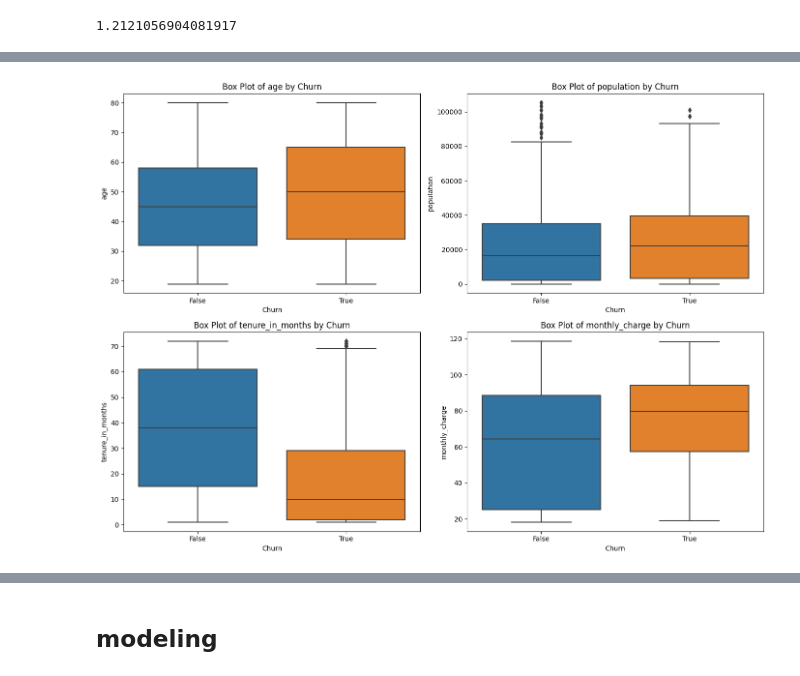
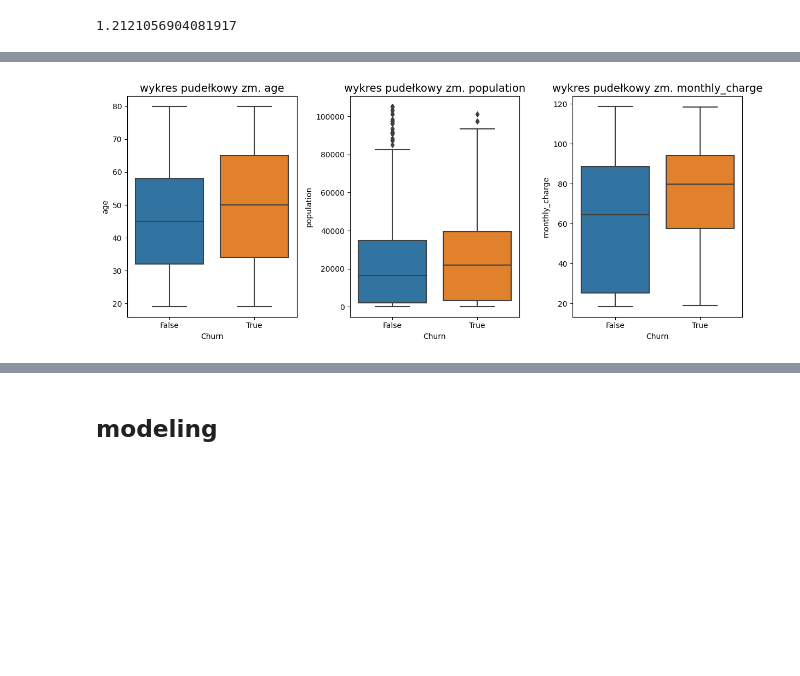
Before and after one commit to GrzegKrajewski/Masters_churn, a Jupyter notebook: code_masters_gk copy.ipynb, the cells around one changed output, grey strips where cells are left out. Drawn from its saved outputs; the diff is of its cells as text; code cells hidden in the pictures; blank space fills up the shorter version.

```diff
--- a/code_masters_gk copy.ipynb
+++ b/code_masters_gk copy.ipynb
@@ -371,0 +415,6 @@ from scipy import stats
+# %%
+bins = [0, 1, 3, 7, float('inf')]
+labels = ['0', '1-2', '3-6', '7+']
+
+# Creating a new column 'referral_bucket' based on the bins and labels
+df['number_of_referrals'] = pd.cut(df['number_of_referrals'], bins=bins, labels=labels, right=False, include_lowest=True)
@@ -388,7 +544,14 @@ df.avg_monthly_gb_download.skew()
+# %%
+df['total_long_distance_charges'] = stats.boxcox(df['total_long_distance_charges'] + 0.1, lmbda=bc_param_ld_charge)  # +1 to avoid zero values
+df['total_charges'] = stats.boxcox(df['total_charges'] + 0.1,lmbda=bc_param_charges)
+df['total_revenue'] = stats.boxcox(df['total_revenue'] + 0.1,lmbda=bc_param_reve)
 # %%
 encoder = OneHotEncoder(drop='if_binary', sparse_output=False)
 
 # Fit and transform only the categorical columns listed in cat_cols
+cat_cols.append('number_of_referrals')
+cat_cols.append('number_of_dependents')
+
 encoded_df = pd.DataFrame(encoder.fit_transform(df[cat_cols]))
 
 # Get the original column names and assign them to the encoded dataframe
@@ -435,23 +570,23 @@ plt.show()
 # %%
-columns_to_plot = ['age', 'population', 'tenure_in_months', 'monthly_charge']
+columns_to_plot = ['age', 'population', 'monthly_charge']
 
 # Set up the figure and axes for a 2x2 grid
-fig, axes = plt.subplots(2, 2, figsize=(14, 10))
+fig, axes = plt.subplots(1, 3, figsize=(12, 5))
 
 # Flatten the axes array for easy iteration
 axes = axes.flatten()
 
 # Loop through the columns and create box plots
 for i, col in enumerate(columns_to_plot):
     sns.boxplot(x=df['churn_label'], y=df[col], ax=axes[i])
-    axes[i].set_title(f'Box Plot of {col} by Churn')
+    axes[i].set_title(f'wykres pudełkowy zm. {col}',fontsize=14)
     axes[i].set_xlabel('Churn')
     axes[i].set_ylabel(col)
 
 # Adjust layout for better spacing
 plt.tight_layout()
 plt.show()
 # %% [output]
-[figure, old version]
+[figure, new version]
 # %%
 df = df.replace({"Female": False, "Male": True})
```
Also changed, not shown: parts of 54 cells of this notebook.
